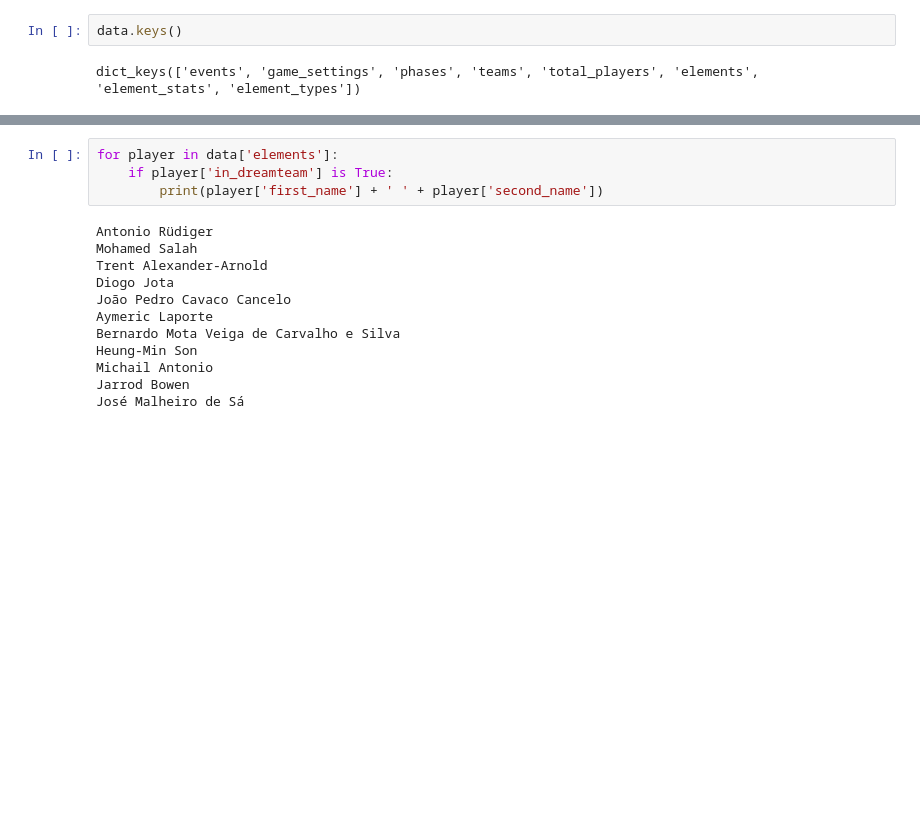
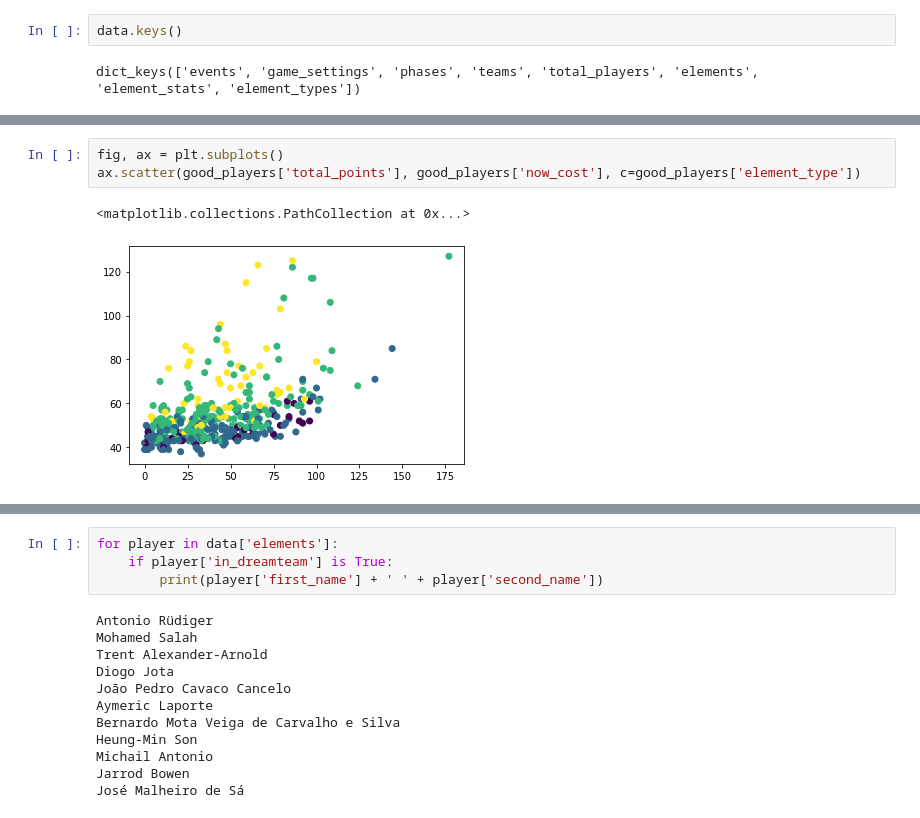
Before and after one commit to ap00la/fantasy_pl, a Jupyter notebook: Exploratory.ipynb, the cells around one changed output, grey strips where cells are left out. Cells and saved outputs as stored; diff of their text form; blank space fills up the shorter version.

```diff
--- a/Exploratory.ipynb
+++ b/Exploratory.ipynb
@@ -26,0 +145,6 @@ dict_keys(['events', 'game_settings', 'phases', 'teams', 'total_players', 'eleme
+# %%
+fig, ax = plt.subplots()
+ax.scatter(good_players['total_points'], good_players['now_cost'], c=good_players['element_type'])
+# %% [output]
+<matplotlib.collections.PathCollection at 0x...>
+[figure, added]
```
Also changed, not shown: parts of 18 cells of this notebook, 3 other files.
